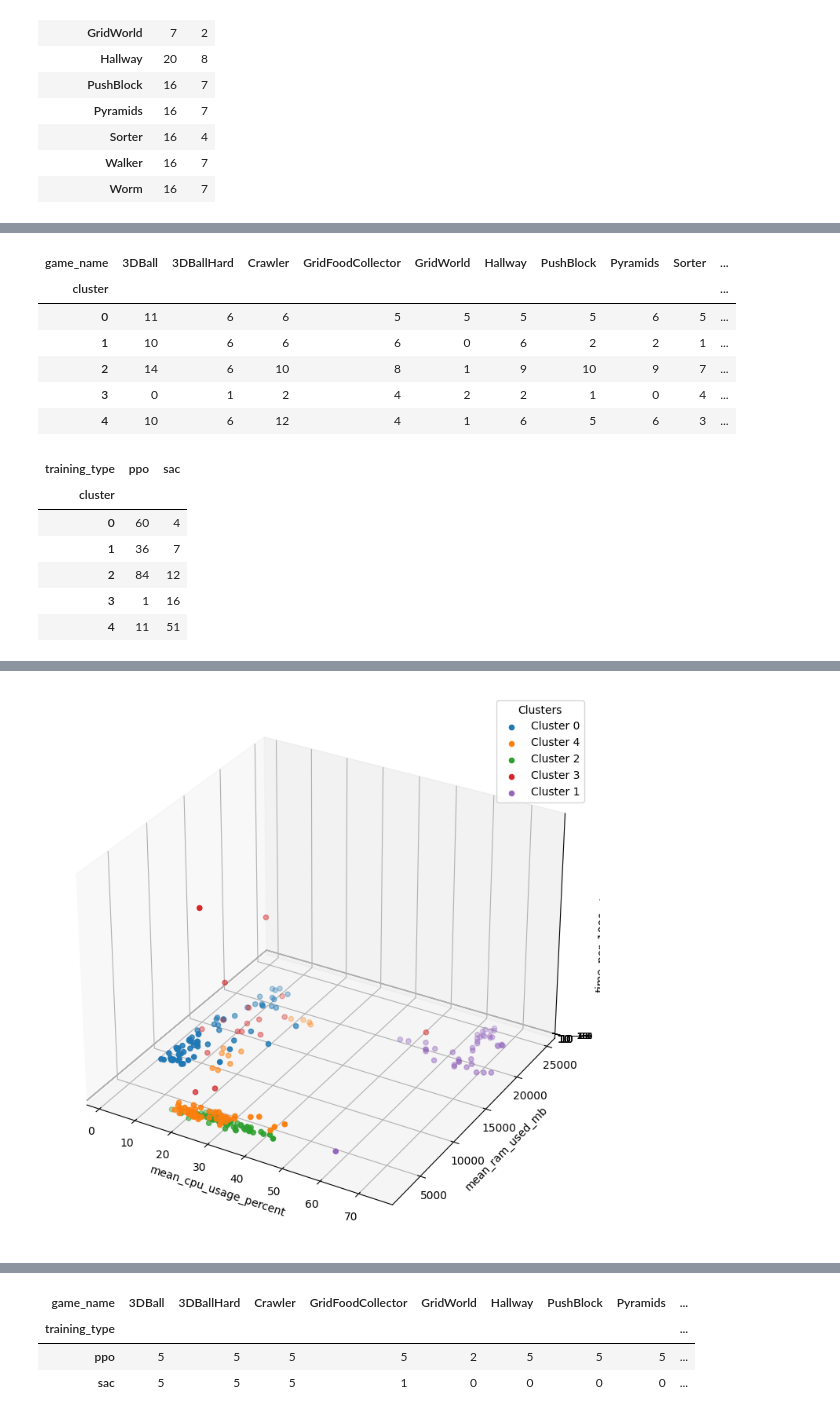
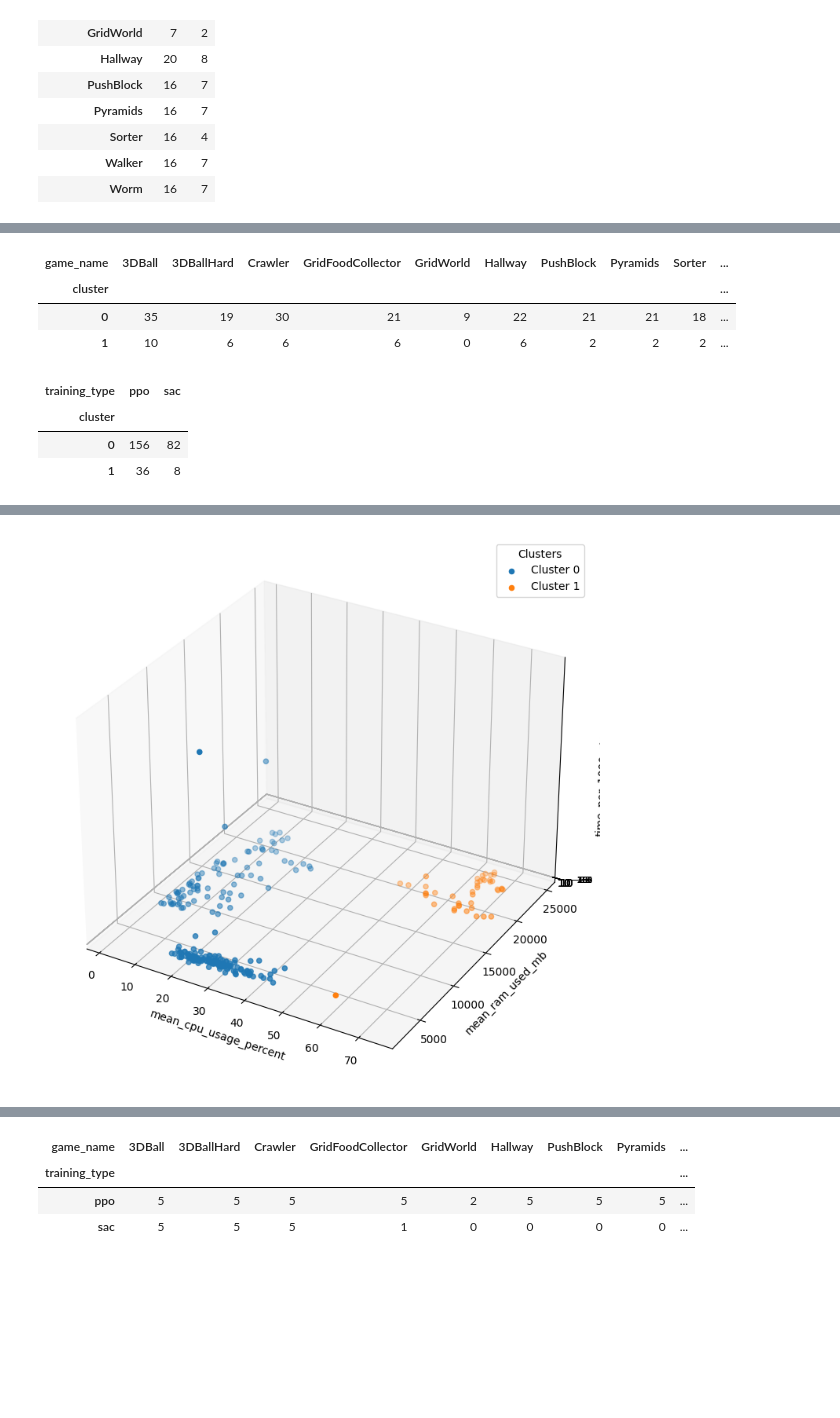
Before and after one commit to Ninjagoat73/project2-1_group15, a Jupyter notebook: data-analysis/RQ5/kmeans.ipynb, the cells around one changed output, grey strips where cells are left out. Saved outputs shown, nothing was run; the diff lists cells and outputs as text; code cells hidden in the pictures; blank space fills up the shorter version.

```diff
--- a/data-analysis/RQ5/kmeans.ipynb
+++ b/data-analysis/RQ5/kmeans.ipynb
@@ -183,7 +207,7 @@ def get_scaled_df_and_np(X_sanitized : pd.DataFrame) -> tuple[pd.DataFrame, np.n
     scaler = RobustScaler()
     X_log = X_sanitized.copy()
     X_log["time_per_1000_steps_sec"] = np.log1p(X_log["time_per_1000_steps_sec"])
-    X_log["mean_ram_used_mb"] = np.log1p(X_log["mean_ram_used_mb"])
+    # X_log["mean_ram_used_mb"] = np.log1p(X_log["mean_ram_used_mb"])
     X_scaled_as_array = scaler.fit_transform(X_log)
     X_scaled = pd.DataFrame(
         X_scaled_as_array,
@@ -422,7 +496,7 @@ cluster_and_show(n_clusters=4)
 # %%
 X_sanitized, df_sanitized = get_sanitized_and_subsampled_features_and_org_df(df)
 X_scaled, X_scaled_as_array = get_scaled_df_and_np(X_sanitized)
-kmeans = KMeans(n_clusters=5, init="k-means++", n_init="auto", random_state=42)
+kmeans = KMeans(n_clusters=2, init="k-means++", n_init="auto", random_state=42)
 labels = kmeans.fit_predict(X_scaled_as_array)
 X_sanitized["cluster"] = labels
 cluster_summary = (
@@ -436,6 +510,7 @@ df_sanitized_with_clusters = df_sanitized.copy()
 df_sanitized_with_clusters["cluster"] = labels
 display(pd.crosstab(df_sanitized_with_clusters["cluster"],df_sanitized_with_clusters["game_name"]))
 display(pd.crosstab(df_sanitized_with_clusters["cluster"],df_sanitized_with_clusters["training_type"]))
+display(pd.crosstab(df_sanitized_with_clusters["cluster"], [df_sanitized_with_clusters[col] for col in ["cpu","training_type"]]))
 show_clustered_3d_log(X_sanitized)
 # %% [output]
 |  | mean_cpu_usage_percent |  |  |  | mean_ram_used_mb |  |  |  | ... |
@@ -449,14 +521,8 @@ show_clustered_3d_log(X_sanitized)
 | game_name | 3DBall | 3DBallHard | Crawler | GridFoodCollector | GridWorld | Hallway | PushBlock | Pyramids | Sorter | ... |
 | cluster |  |  |  |  |  |  |  |  |  | ... |
-| 0 | 11 | 6 | 6 | 5 | 5 | 5 | 5 | 6 | 5 | ... |
-| 1 | 10 | 6 | 6 | 6 | 0 | 6 | 2 | 2 | 1 | ... |
-| 2 | 14 | 6 | 10 | 8 | 1 | 9 | 10 | 9 | 7 | ... |
-| 3 | 0 | 1 | 2 | 4 | 2 | 2 | 1 | 0 | 4 | ... |
-| 4 | 10 | 6 | 12 | 4 | 1 | 6 | 5 | 6 | 3 | ... |
+| 0 | 35 | 19 | 30 | 21 | 9 | 22 | 21 | 21 | 18 | ... |
+| 1 | 10 | 6 | 6 | 6 | 0 | 6 | 2 | 2 | 2 | ... |
 | training_type | ppo | sac |
 | cluster |  |  |
-| 0 | 60 | 4 |
-| 1 | 36 | 7 |
-| 2 | 84 | 12 |
-| 3 | 1 | 16 |
-| 4 | 11 | 51 |
+| 0 | 156 | 82 |
+| 1 | 36 | 8 |
@@ -463,4 +534,4 @@ show_clustered_3d_log(X_sanitized)
-[figure, old version]
+[figure, new version]
 # %%
 X_sanitized.corr()
 X_sanitized["cluster"].value_counts()
```
Also changed, not shown: parts of 24 cells of this notebook.
